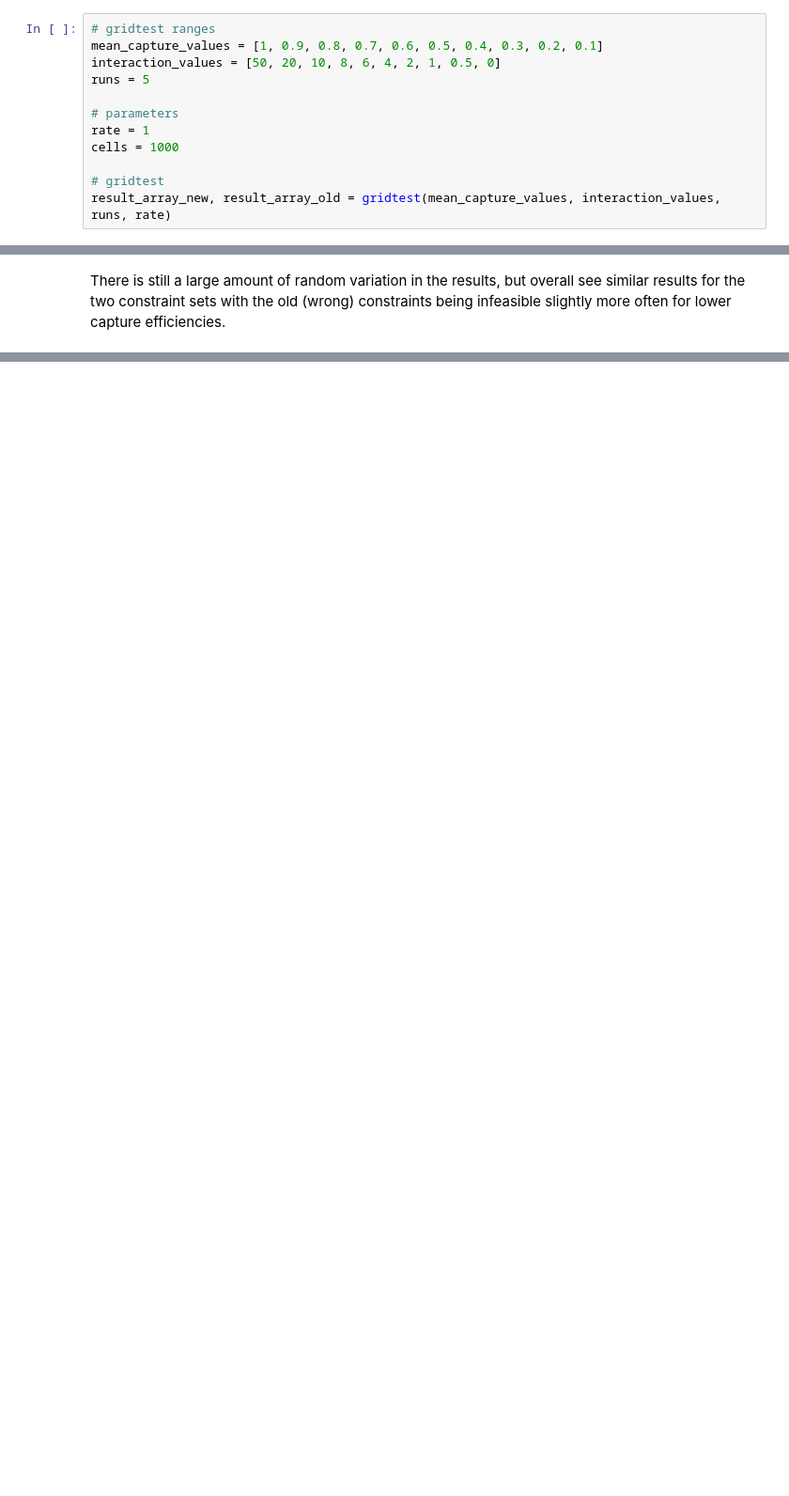
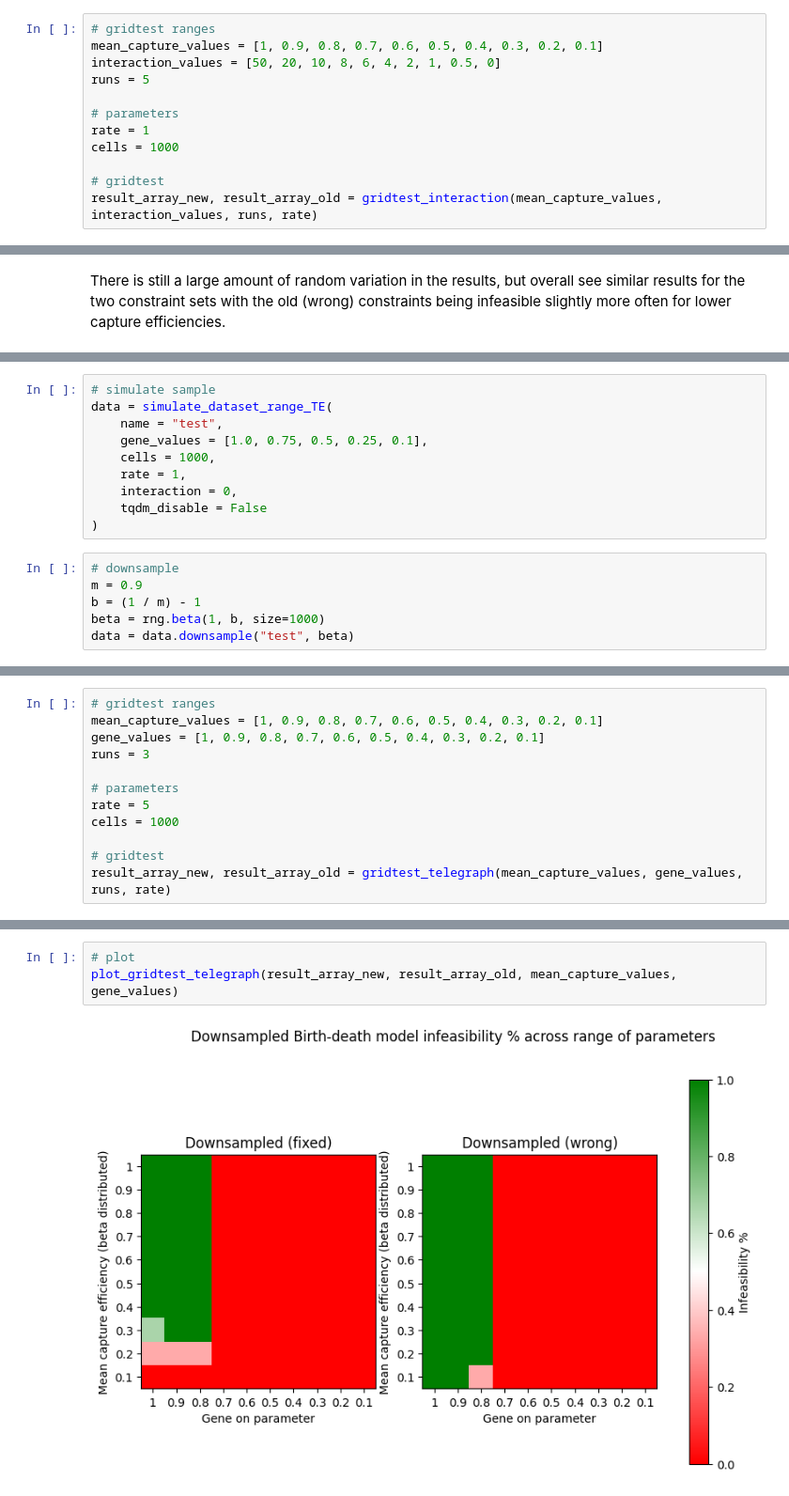
Before and after one commit to willjgh/M5R, a Jupyter notebook: Interaction/Observed-Scale/independence_fixes.ipynb, the cells around one changed output, grey strips where cells are left out. Shown at 94% size. Drawn from its saved outputs; the diff is of its cells as text; blank space fills up the shorter version.

Commit message:
telegraph gridtest changes

```diff
--- a/Interaction/Observed-Scale/independence_fixes.ipynb
+++ b/Interaction/Observed-Scale/independence_fixes.ipynb
@@ -267,7 +267,7 @@ rate = 1
 cells = 1000
 
 # gridtest
-result_array_new, result_array_old = gridtest(mean_capture_values, interaction_values, runs, rate)
+result_array_new, result_array_old = gridtest_interaction(mean_capture_values, interaction_values, runs, rate)
 # %% [output]
 1 / 10
 2 / 10
@@ -288,0 +370,16 @@ There is still a large amount of random variation in the results, but overall se
+# %%
+# simulate sample
+data = simulate_dataset_range_TE(
+    name = "test",
+    gene_values = [1.0, 0.75, 0.5, 0.25, 0.1],
+    cells = 1000,
+    rate = 1,
+    interaction = 0,
+    tqdm_disable = False
+)
+# %%
+# downsample
+m = 0.9
+b = (1 / m) - 1
+beta = rng.beta(1, b, size=1000)
+data = data.downsample("test", beta)
@@ -288,0 +548,12 @@ There is still a large amount of random variation in the results, but overall se
+# %%
+# gridtest ranges
+mean_capture_values = [1, 0.9, 0.8, 0.7, 0.6, 0.5, 0.4, 0.3, 0.2, 0.1]
+gene_values = [1, 0.9, 0.8, 0.7, 0.6, 0.5, 0.4, 0.3, 0.2, 0.1]
+runs = 3
+
+# parameters
+rate = 5
+cells = 1000
+
+# gridtest
+result_array_new, result_array_old = gridtest_telegraph(mean_capture_values, gene_values, runs, rate)
@@ -288,0 +571,5 @@ There is still a large amount of random variation in the results, but overall se
+# %%
+# plot
+plot_gridtest_telegraph(result_array_new, result_array_old, mean_capture_values, gene_values)
+# %% [output]
+[figure, added]
```
Also changed, not shown: parts of 24 cells of this notebook.
